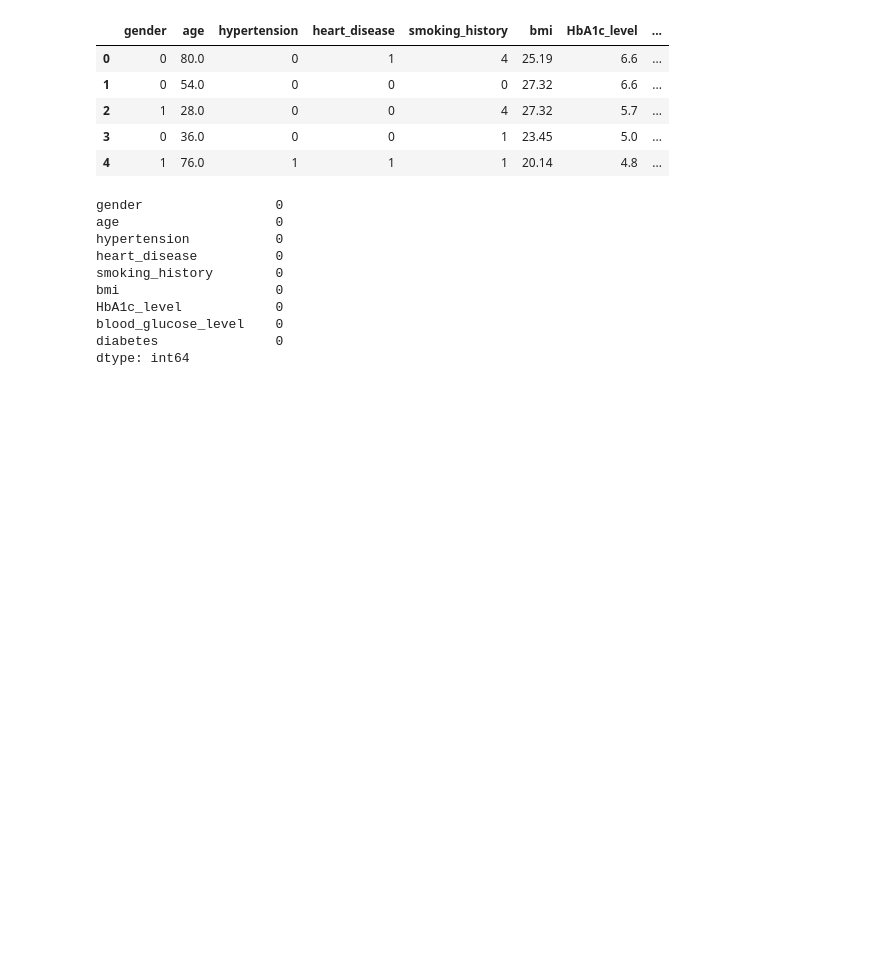
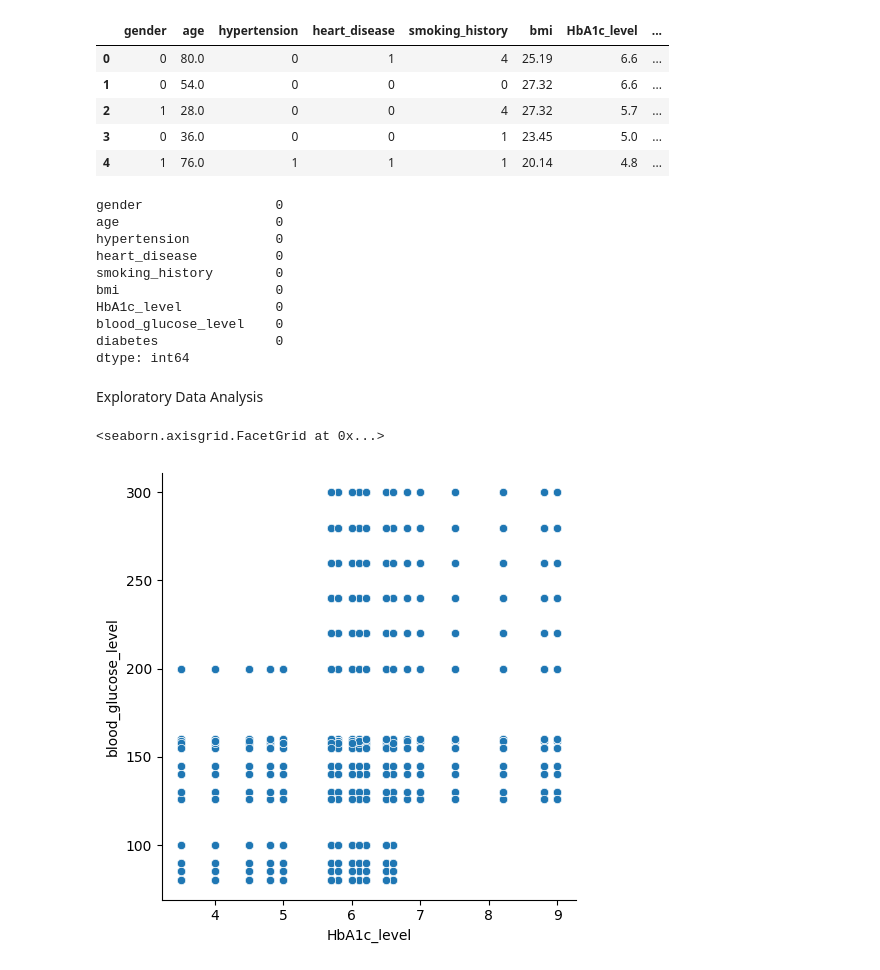
Before and after one commit to MikeAdewale/Diabetes-prediction, a Jupyter notebook: diabetes_project.ipynb, the cells around one changed output. Saved outputs shown, nothing was run; the diff lists cells and outputs as text; code cells hidden in the pictures; blank space fills up the shorter version.

```diff
--- a/diabetes_project.ipynb
+++ b/diabetes_project.ipynb
@@ -83,3 +83,13 @@ HbA1c_level            0
 blood_glucose_level    0
 diabetes               0
 dtype: int64
+# %% [markdown]
+Exploratory Data Analysis
+# %%
+# Check for relationship between Hb1Ac_level and blood_glucose_level
+
+sns.relplot(data=df, x='HbA1c_level', y='blood_glucose_level',
+            kind='scatter')
+# %% [output]
+<seaborn.axisgrid.FacetGrid at 0x...>
+[figure, added]
```
Also changed, not shown: parts of 44 cells of this notebook.
